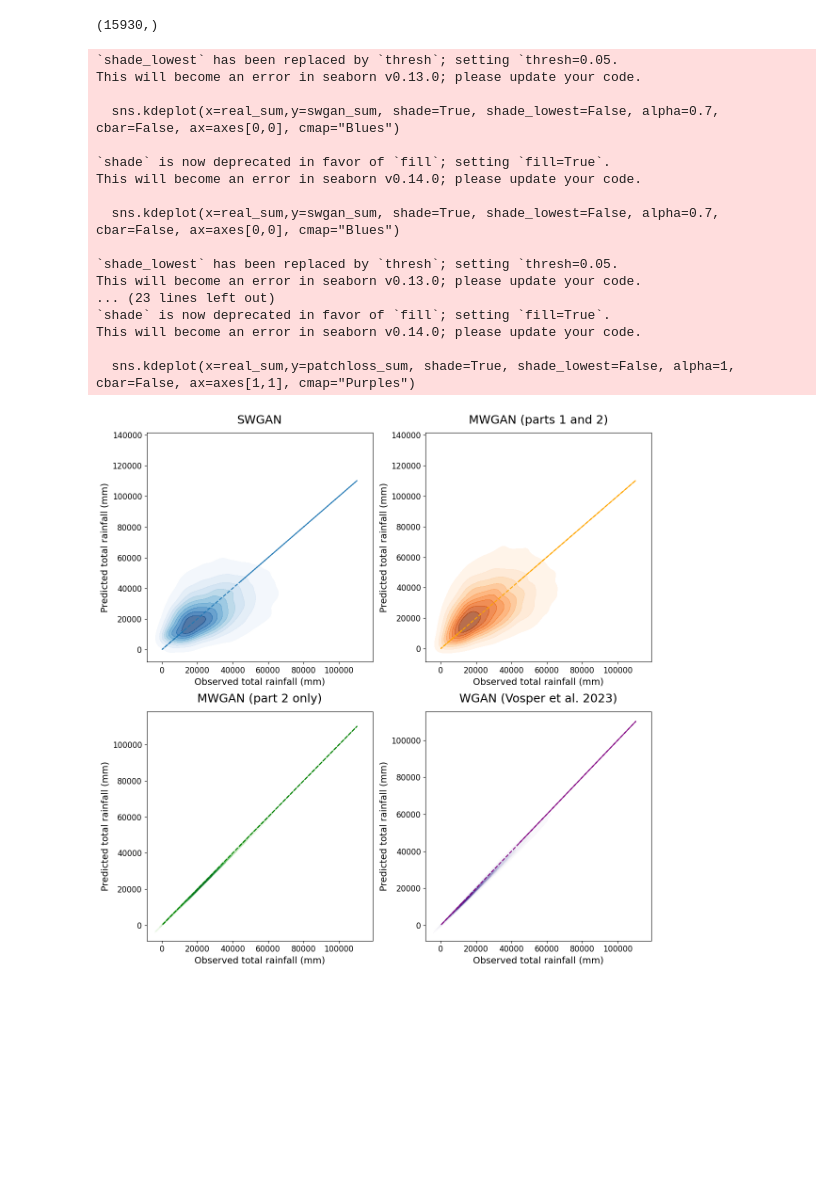
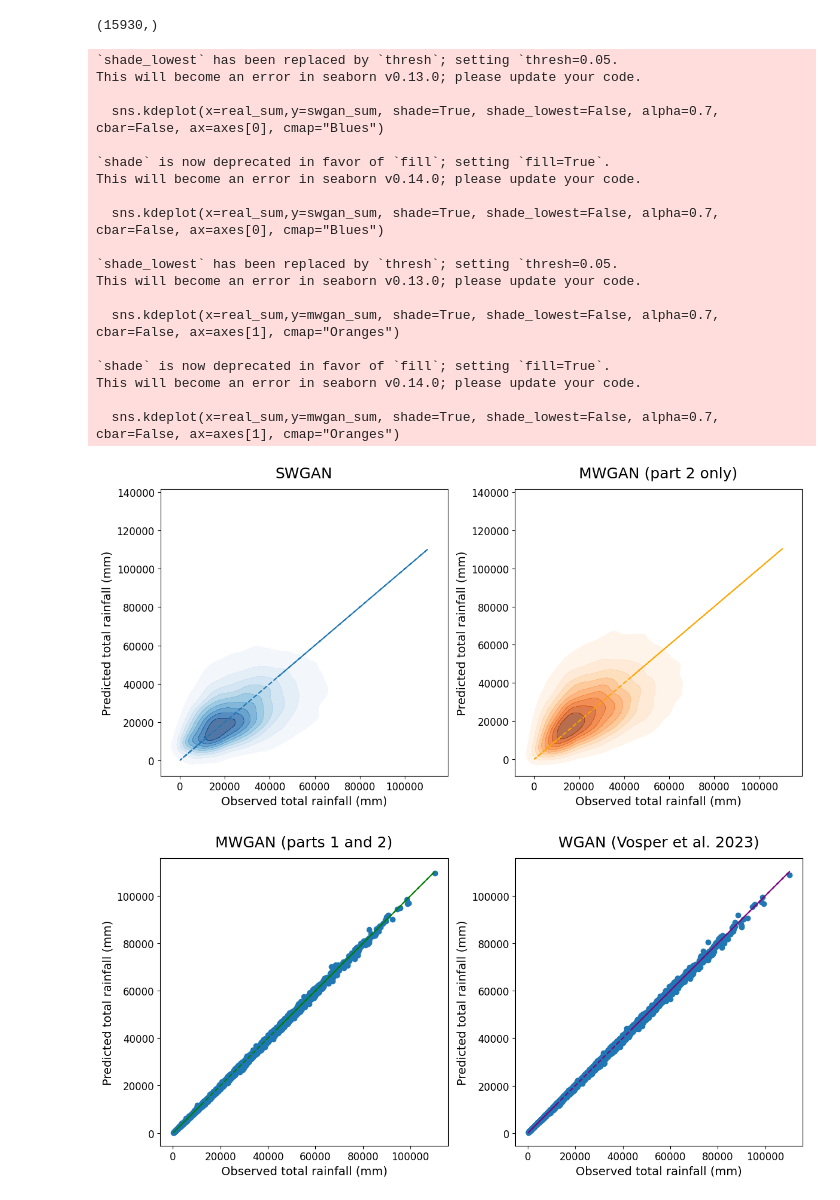
Before and after one commit to vosps/tropical_cyclone, a Jupyter notebook: tracking/12_conservation_of_rainfall.ipynb, the cells around one changed output. Cells and saved outputs as stored; diff of their text form; code cells hidden in the pictures; blank space fills up the shorter version.

Commit message:
finalising lime plots and updating conservation of rainfall

```diff
--- a/tracking/12_conservation_of_rainfall.ipynb
+++ b/tracking/12_conservation_of_rainfall.ipynb
@@ -158,12 +158,11 @@ print(real_sum.shape)
 from matplotlib.patches import PathPatch
 from matplotlib.path import Path
 # %%
-fig,axes = plt.subplots(2,2,figsize=(12,12))
-axes[0,0].plot(real_sum,real_sum,linestyle='--')
-axes[0,1].plot(real_sum,real_sum,linestyle='--',color='Orange')
+fig,axes = plt.subplots(1,2,figsize=(12,6))
+axes[0].plot(real_sum,real_sum,linestyle='--')
+axes[1].plot(real_sum,real_sum,linestyle='--',color='Orange')
 # axes[0,2].plot(real_sum,real_sum,linestyle='--',color='Red')
-axes[1,0].plot(real_sum,real_sum,linestyle='--',color='Green')
-axes[1,1].plot(real_sum,real_sum,linestyle='--',color='Purple')
+
 # axes[1,2].spines[['right', 'top','left','bottom']].set_visible(False)
 # axes[1,2].set_visible(False)
 # ax.scatter(real_sum,swgan_sum,alpha=0.5)
@@ -175,45 +174,64 @@ for ax in axes.flat:
     # ax.set(xlabel='Observed total rainfall (mm)', ylabel=Predicted total rainfall (mm)')
     ax.tick_params(axis='both', which='major', labelsize=12)
     ax.set_xlabel(xlabel='Observed total rainfall (mm)')
     ax.set_ylabel(ylabel='Predicted total rainfall (mm)')
     ax.xaxis.label.set_size(14)
     ax.yaxis.label.set_size(14)
 
 
+sns.kdeplot(x=real_sum,y=swgan_sum, shade=True, shade_lowest=False, alpha=0.7, cbar=False, ax=axes[0], cmap="Blues")
+sns.kdeplot(x=real_sum,y=mwgan_sum, shade=True, shade_lowest=False, alpha=0.7, cbar=False, ax=axes[1], cmap="Oranges")
+# sns.kdeplot(x=real_og_sum,y=pred_og_sum, shade=True, shade_lowest=False, alpha=0.7, cbar=False, ax=axes[0,2], cmap="Reds")
 
-
-sns.kdeplot(x=real_sum,y=swgan_sum, shade=True, shade_lowest=False, alpha=0.7, cbar=False, ax=axes[0,0], cmap="Blues")
-sns.kdeplot(x=real_sum,y=mwgan_sum, shade=True, shade_lowest=False, alpha=0.7, cbar=False, ax=axes[0,1], cmap="Oranges")
-# sns.kdeplot(x=real_og_sum,y=pred_og_sum, shade=True, shade_lowest=False, alpha=0.7, cbar=False, ax=axes[0,2], cmap="Reds")
-sns.kdeplot(x=real_sum,y=mwgan_p2_sum, shade=True, shade_lowest=False, alpha=1, cbar=False, ax=axes[1,0], cmap="Greens")
-sns.kdeplot(x=real_sum,y=patchloss_sum, shade=True, shade_lowest=False, alpha=1, cbar=False, ax=axes[1,1], cmap="Purples")
 # ax.scatter(x=real_sum,y=swgan_sum, color="C0")
 # ax.scatter(x=real_sum,y=mwgan_sum, color="C1")
 
 # axes[0,2].set_title('WGAN (Vosper et al., 2023)',fontsize=18,pad=padding)
-axes[1,0].set_title('MWGAN (part 2 only)',fontsize=18,pad=padding)
-axes[0,0].set_title('SWGAN',fontsize=18,pad=padding)
-axes[0,1].set_title('MWGAN (parts 1 and 2)',fontsize=18,pad=padding)
-axes[1,1].set_title('WGAN (Vosper et al. 2023)',fontsize=18,pad=padding)
+axes[1].set_title('MWGAN (part 2 only)',fontsize=18,pad=padding)
+axes[0].set_title('SWGAN',fontsize=18,pad=padding)
+
 # axes[0,5].set_title('Truth',fontsize=18,pad=padding)
 plt.tight_layout()
 plt.savefig('figure_12_b.png',bbox_inches='tight')
+
+fig,axes = plt.subplots(1,2,figsize=(12,6))
+axes[0].plot(real_sum,real_sum,linestyle='--',color='Black')
+axes[1].plot(real_sum,real_sum,linestyle='--',color='Black')
+for ax in axes.flat:
+    # ax.set(xlabel='Observed total rainfall (mm)', ylabel=Predicted total rainfall (mm)')
+    ax.tick_params(axis='both', which='major', labelsize=12)
+    ax.set_xlabel(xlabel='Observed total rainfall (mm)')
+    ax.set_ylabel(ylabel='Predicted total rainfall (mm)')
+    ax.xaxis.label.set_size(14)
+    ax.yaxis.label.set_size(14)
+
+# sns.kdeplot(x=real_sum,y=mwgan_p2_sum, shade=True, shade_lowest=False, alpha=1, cbar=False, ax=axes[0], cmap="Greens")
+axes[0].scatter(real_sum,mwgan_p2_sum,size=1)
+# sns.kdeplot(x=real_sum,y=patchloss_sum, shade=True, shade_lowest=False, alpha=1, cbar=False, ax=axes[1], cmap="Purples")
+axes[1].scatter(real_sum,patchloss_sum,size=1)
+axes[0].set_title('MWGAN (parts 1 and 2)',fontsize=18,pad=padding)
+axes[1].set_title('WGAN (Vosper et al. 2023)',fontsize=18,pad=padding)
+plt.tight_layout()
+plt.savefig('figure_12_c.png',bbox_inches='tight')
 # %% [output]
 `shade_lowest` has been replaced by `thresh`; setting `thresh=0.05.
 This will become an error in seaborn v0.13.0; please update your code.
 
-  sns.kdeplot(x=real_sum,y=swgan_sum, shade=True, shade_lowest=False, alpha=0.7, cbar=False, ax=axes[0,0], cmap="Blues")
+  sns.kdeplot(x=real_sum,y=swgan_sum, shade=True, shade_lowest=False, alpha=0.7, cbar=False, ax=axes[0], cmap="Blues")
 
 `shade` is now deprecated in favor of `fill`; setting `fill=True`.
 This will become an error in seaborn v0.14.0; please update your code.
 
-  sns.kdeplot(x=real_sum,y=swgan_sum, shade=True, shade_lowest=False, alpha=0.7, cbar=False, ax=axes[0,0], cmap="Blues")
+  sns.kdeplot(x=real_sum,y=swgan_sum, shade=True, shade_lowest=False, alpha=0.7, cbar=False, ax=axes[0], cmap="Blues")
 
 `shade_lowest` has been replaced by `thresh`; setting `thresh=0.05.
 This will become an error in seaborn v0.13.0; please update your code.
-... (23 lines left out)
+
+  sns.kdeplot(x=real_sum,y=mwgan_sum, shade=True, shade_lowest=False, alpha=0.7, cbar=False, ax=axes[1], cmap="Oranges")
+
 `shade` is now deprecated in favor of `fill`; setting `fill=True`.
 This will become an error in seaborn v0.14.0; please update your code.
 
-  sns.kdeplot(x=real_sum,y=patchloss_sum, shade=True, shade_lowest=False, alpha=1, cbar=False, ax=axes[1,1], cmap="Purples")
+  sns.kdeplot(x=real_sum,y=mwgan_sum, shade=True, shade_lowest=False, alpha=0.7, cbar=False, ax=axes[1], cmap="Oranges")
-[figure, old version]
+[figure, new version]
+[figure, added]
```
Also changed, not shown: parts of 1 cell of this notebook, 1 other file.
